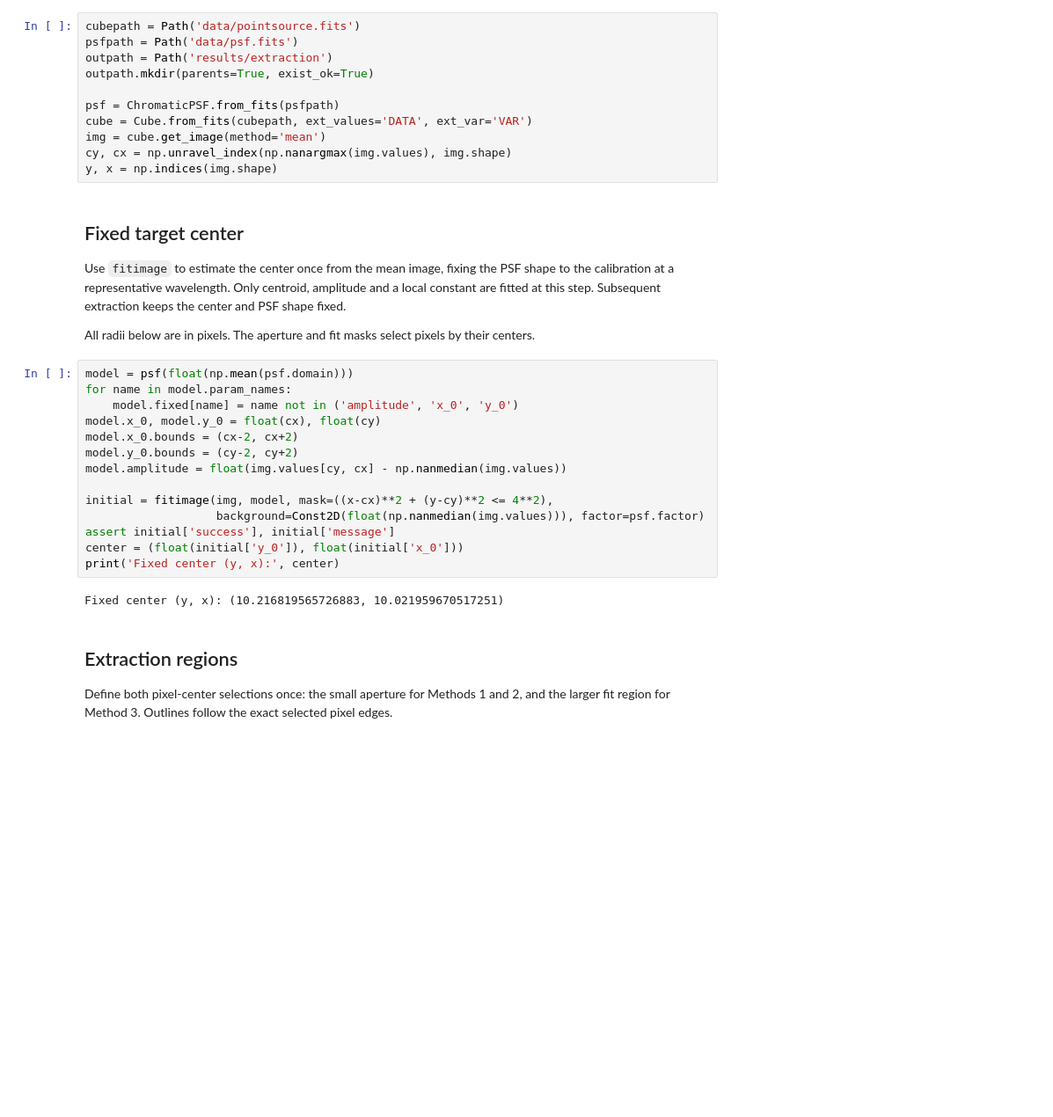
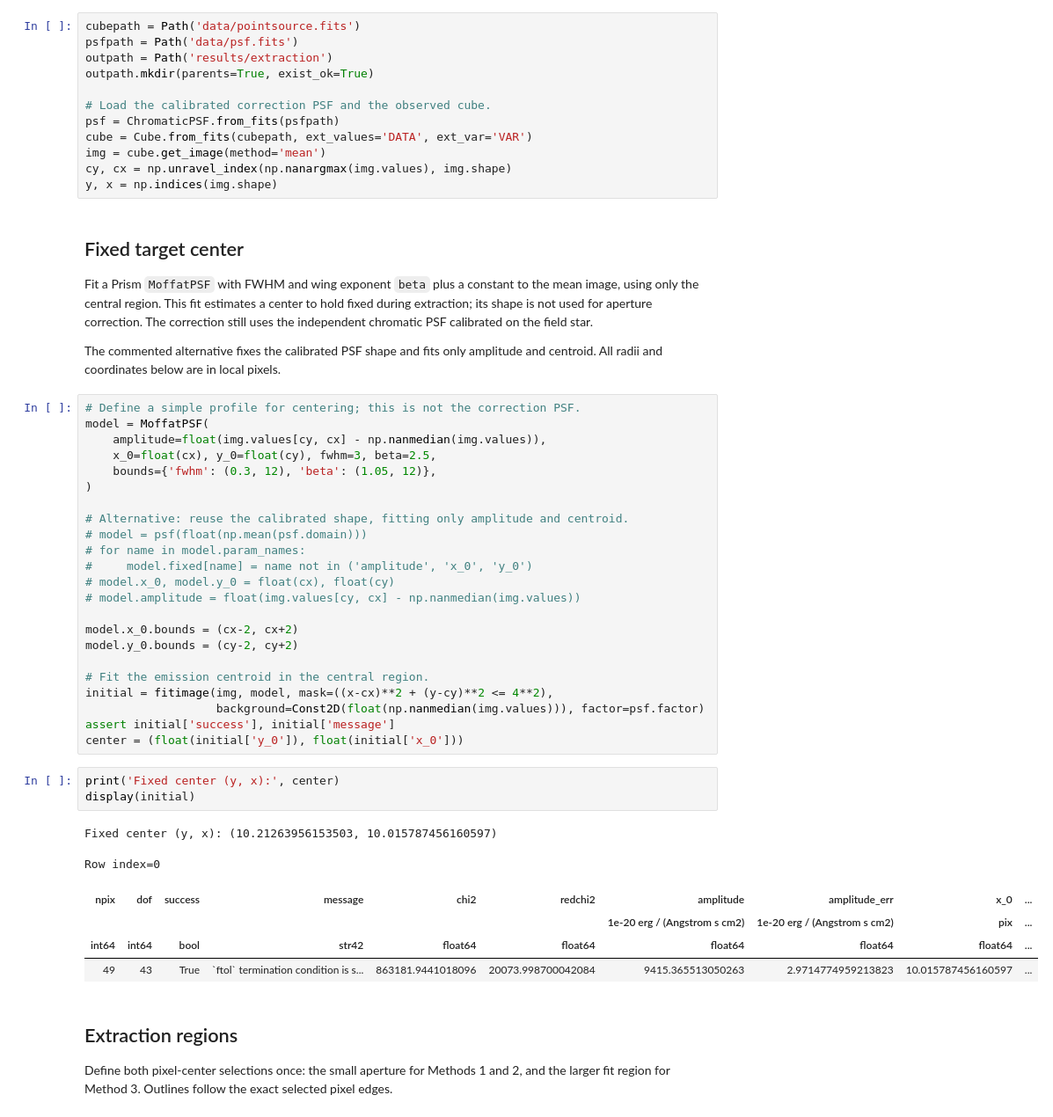
Before and after one commit to pier-astro/prism-spec, a Jupyter notebook: examples/Aperture Correction.ipynb, the cells around one changed output. Shown at 88% size. Saved outputs shown, nothing was run; the diff lists cells and outputs as text; blank space fills up the shorter version.

```diff
--- a/examples/Aperture Correction.ipynb
+++ b/examples/Aperture Correction.ipynb
@@ -43,6 +47,7 @@ psfpath = Path('data/psf.fits')
 outpath = Path('results/extraction')
 outpath.mkdir(parents=True, exist_ok=True)
 
+# Load the calibrated correction PSF and the observed cube.
 psf = ChromaticPSF.from_fits(psfpath)
 cube = Cube.from_fits(cubepath, ext_values='DATA', ext_var='VAR')
 img = cube.get_image(method='mean')
@@ -51,25 +56,42 @@ y, x = np.indices(img.shape)
 # %% [markdown]
 ## Fixed target center
 
-Use `fitimage` to estimate the center once from the mean image, fixing the PSF shape to the calibration at a representative wavelength. Only centroid, amplitude and a local constant are fitted at this step. Subsequent extraction keeps the center and PSF shape fixed.
+Fit a Prism `MoffatPSF` with FWHM and wing exponent `beta` plus a constant to the mean image, using only the central region. This fit estimates a center to hold fixed during extraction; its shape is not used for aperture correction. The correction still uses the independent chromatic PSF calibrated on the field star.
 
-All radii below are in pixels. The aperture and fit masks select pixels by their centers.
+The commented alternative fixes the calibrated PSF shape and fits only amplitude and centroid. All radii and coordinates below are in local pixels.
 # %%
-model = psf(float(np.mean(psf.domain)))
-for name in model.param_names:
-    model.fixed[name] = name not in ('amplitude', 'x_0', 'y_0')
-model.x_0, model.y_0 = float(cx), float(cy)
+# Define a simple profile for centering; this is not the correction PSF.
+model = MoffatPSF(
+    amplitude=float(img.values[cy, cx] - np.nanmedian(img.values)),
+    x_0=float(cx), y_0=float(cy), fwhm=3, beta=2.5,
+    bounds={'fwhm': (0.3, 12), 'beta': (1.05, 12)},
+)
+
+# Alternative: reuse the calibrated shape, fitting only amplitude and centroid.
+# model = psf(float(np.mean(psf.domain)))
+# for name in model.param_names:
+#     model.fixed[name] = name not in ('amplitude', 'x_0', 'y_0')
+# model.x_0, model.y_0 = float(cx), float(cy)
+# model.amplitude = float(img.values[cy, cx] - np.nanmedian(img.values))
+
 model.x_0.bounds = (cx-2, cx+2)
 model.y_0.bounds = (cy-2, cy+2)
-model.amplitude = float(img.values[cy, cx] - np.nanmedian(img.values))
 
+# Fit the emission centroid in the central region.
 initial = fitimage(img, model, mask=((x-cx)**2 + (y-cy)**2 <= 4**2),
                    background=Const2D(float(np.nanmedian(img.values))), factor=psf.factor)
 assert initial['success'], initial['message']
 center = (float(initial['y_0']), float(initial['x_0']))
-print('Fixed center (y, x):', center)
-# %% [output]
-Fixed center (y, x): (10.216819565726883, 10.021959670517251)
+# %%
+print('Fixed center (y, x):', center)
+display(initial)
+# %% [output]
+Fixed center (y, x): (10.21263956153503, 10.015787456160597)
+Row index=0
+| npix | dof | success | message | chi2 | redchi2 | amplitude | amplitude_err | x_0 | ... |
+|  |  |  |  |  |  | 1e-20 erg / (Angstrom s cm2) | 1e-20 erg / (Angstrom s cm2) | pix | ... |
+| int64 | int64 | bool | str42 | float64 | float64 | float64 | float64 | float64 | ... |
+| 49 | 43 | True | `ftol` termination condition is s... | 863181.9441018096 | 20073.998700042084 | 9415.365513050263 | 2.9714774959213823 | 10.015787456160597 | ... |
 # %% [markdown]
 ## Extraction regions
 
```
Also changed, not shown: parts of 22 cells of this notebook, 9 other files.
